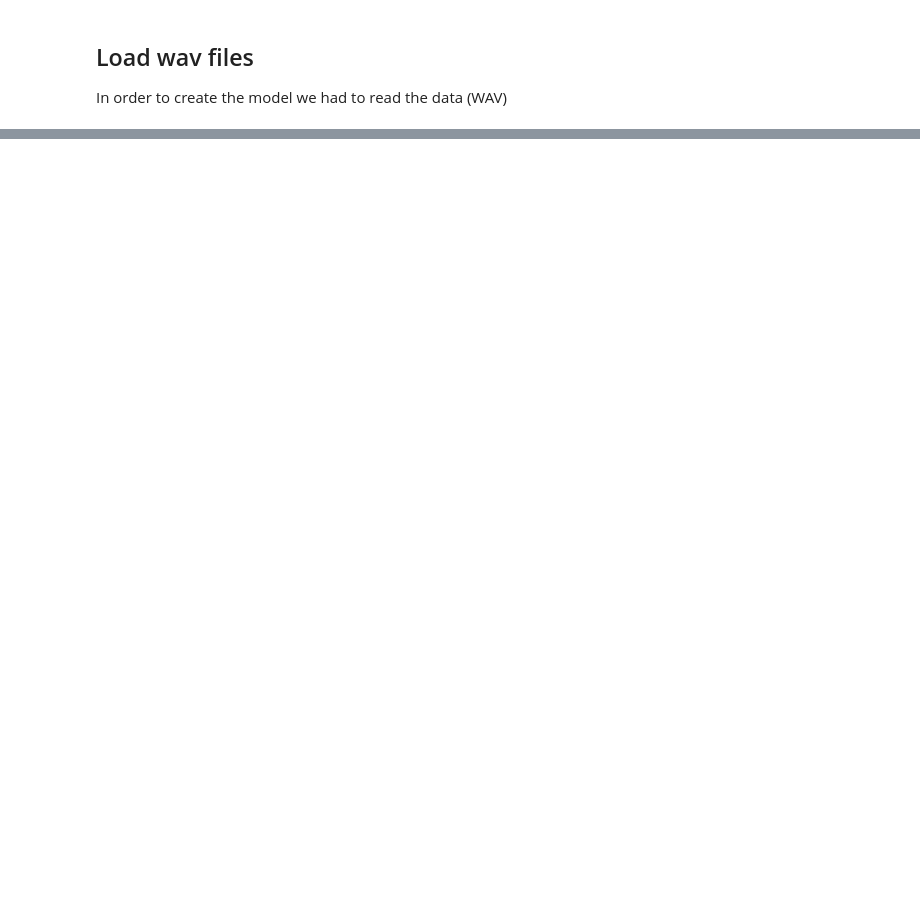
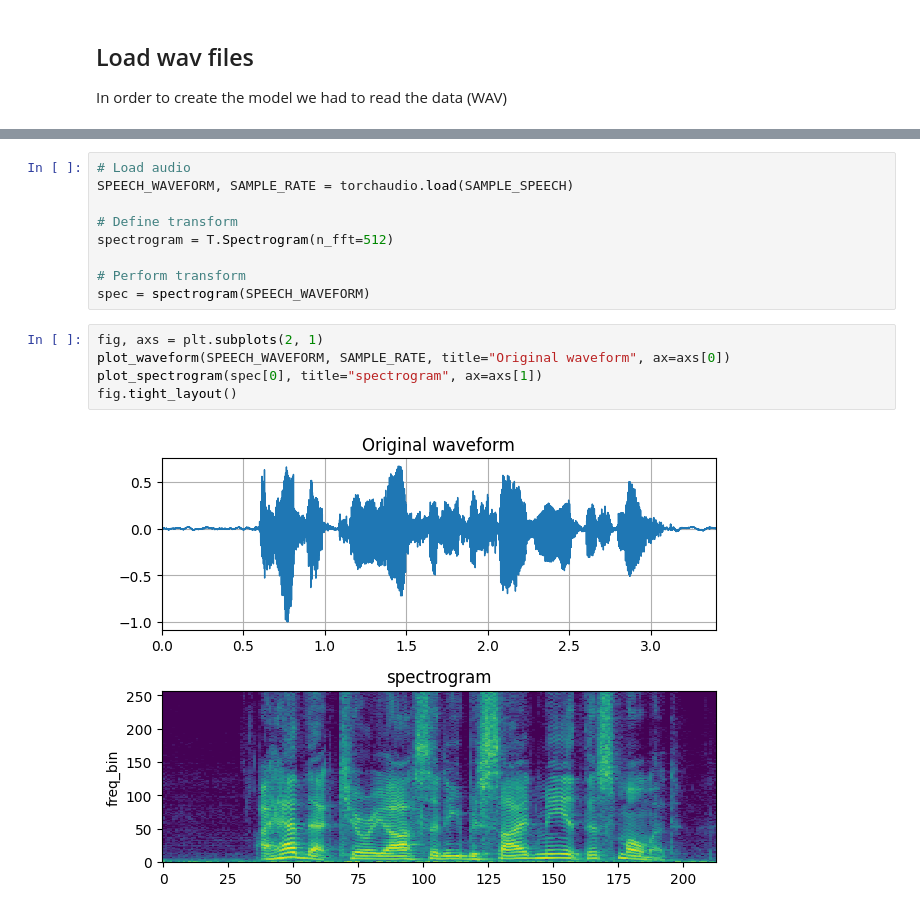
Before and after one commit to YoungLxst/Large-Language-Mapping, a Jupyter notebook: notebook/dataset_testing_and_preprocesing.ipynb, the cells around one changed output, grey strips where cells are left out. Drawn from its saved outputs; the diff is of its cells as text; blank space fills up the shorter version.

Commit message:
resolve torchaudio problem

```diff
--- a/notebook/dataset_testing_and_preprocesing.ipynb
+++ b/notebook/dataset_testing_and_preprocesing.ipynb
@@ -119,0 +182,16 @@ OSError: [WinError 1114] Une routine d’initialisation d’une bibliothèque de
+# %%
+# Load audio
+SPEECH_WAVEFORM, SAMPLE_RATE = torchaudio.load(SAMPLE_SPEECH)
+
+# Define transform
+spectrogram = T.Spectrogram(n_fft=512)
+
+# Perform transform
+spec = spectrogram(SPEECH_WAVEFORM)
+# %%
+fig, axs = plt.subplots(2, 1)
+plot_waveform(SPEECH_WAVEFORM, SAMPLE_RATE, title="Original waveform", ax=axs[0])
+plot_spectrogram(spec[0], title="spectrogram", ax=axs[1])
+fig.tight_layout()
+# %% [output]
+[figure, added]
```
Also changed, not shown: parts of 5 cells of this notebook, 3 other files.
